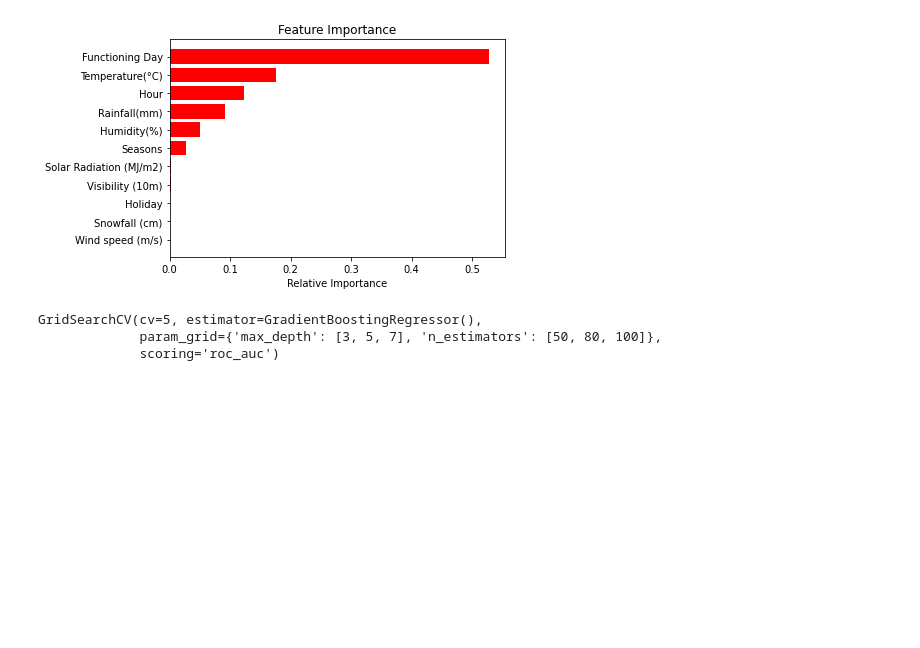
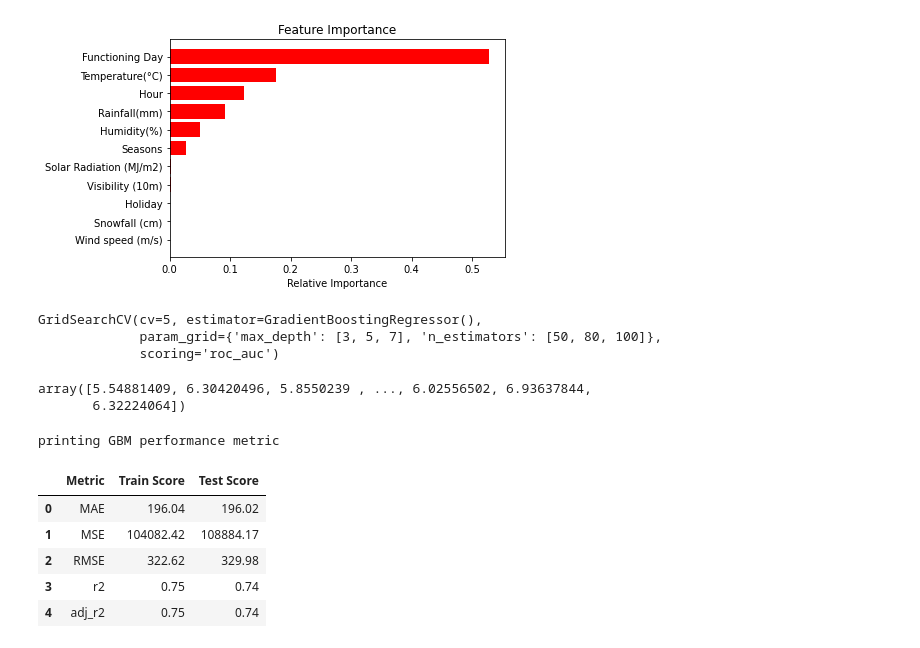
Before and after one commit to harsh15998/seoul-bike-data-, a Jupyter notebook: seoul_bike_.ipynb, the cells around one changed output. Cells and saved outputs as stored; diff of their text form; code cells hidden in the pictures; blank space fills up the shorter version.

```diff
--- a/seoul_bike_.ipynb
+++ b/seoul_bike_.ipynb
@@ -816,3 +816,20 @@ gbm_model.fit(X_train, y_train)
 GridSearchCV(cv=5, estimator=GradientBoostingRegressor(),
              param_grid={'max_depth': [3, 5, 7], 'n_estimators': [50, 80, 100]},
              scoring='roc_auc')
+# %%
+gbm_model.predict(X_test)
+# %% [output]
+array([5.54881409, 6.30420496, 5.8550239 , ..., 6.02556502, 6.93637844,
+       6.32224064])
+# %%
+
+print("printing GBM performance metric")
+performance(gbm_model)
+# %% [output]
+printing GBM performance metric
+|  | Metric | Train Score | Test Score |
+| 0 | MAE | 196.04 | 196.02 |
+| 1 | MSE | 104082.42 | 108884.17 |
+| 2 | RMSE | 322.62 | 329.98 |
+| 3 | r2 | 0.75 | 0.74 |
+| 4 | adj_r2 | 0.75 | 0.74 |
```
Also changed, not shown: parts of 6 cells of this notebook.
